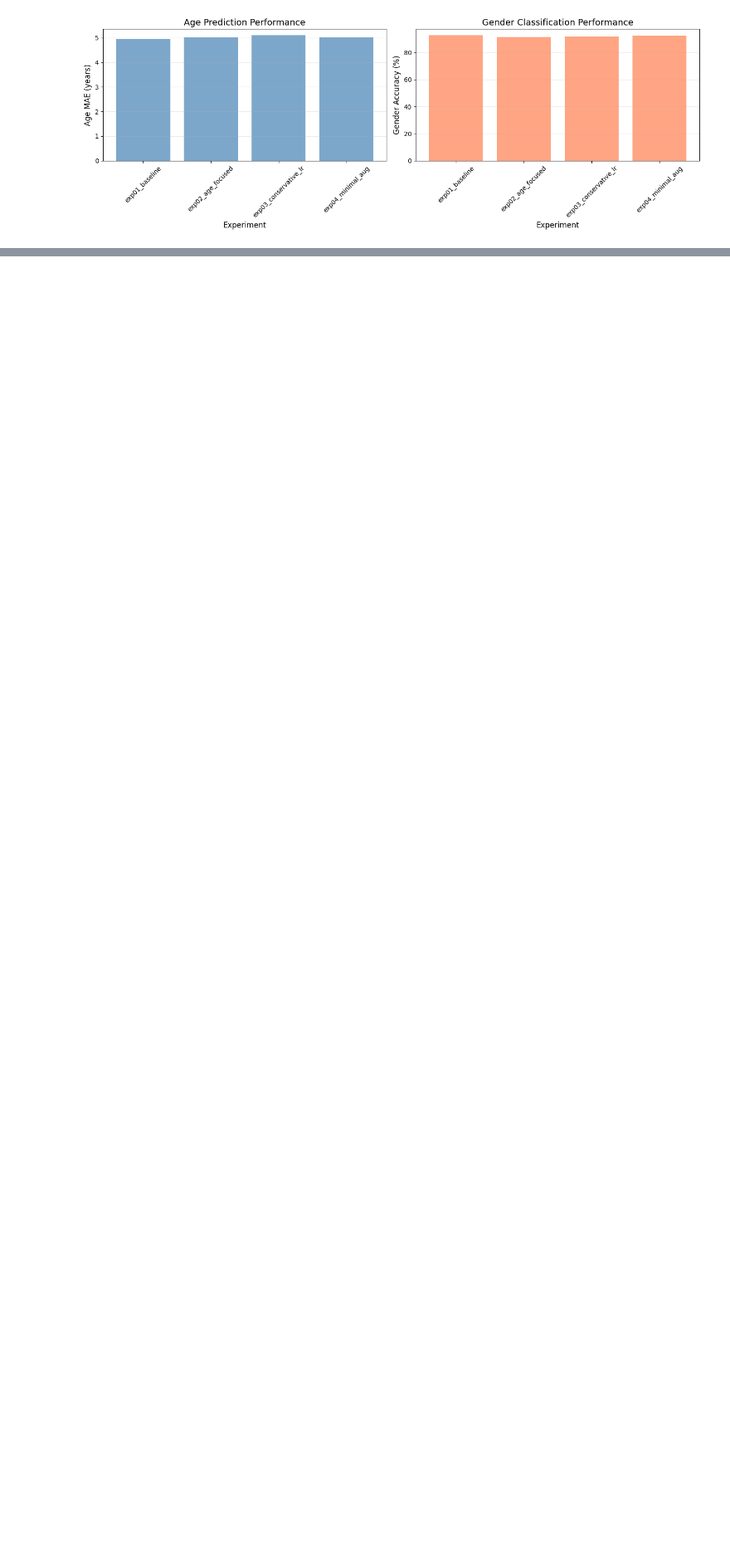
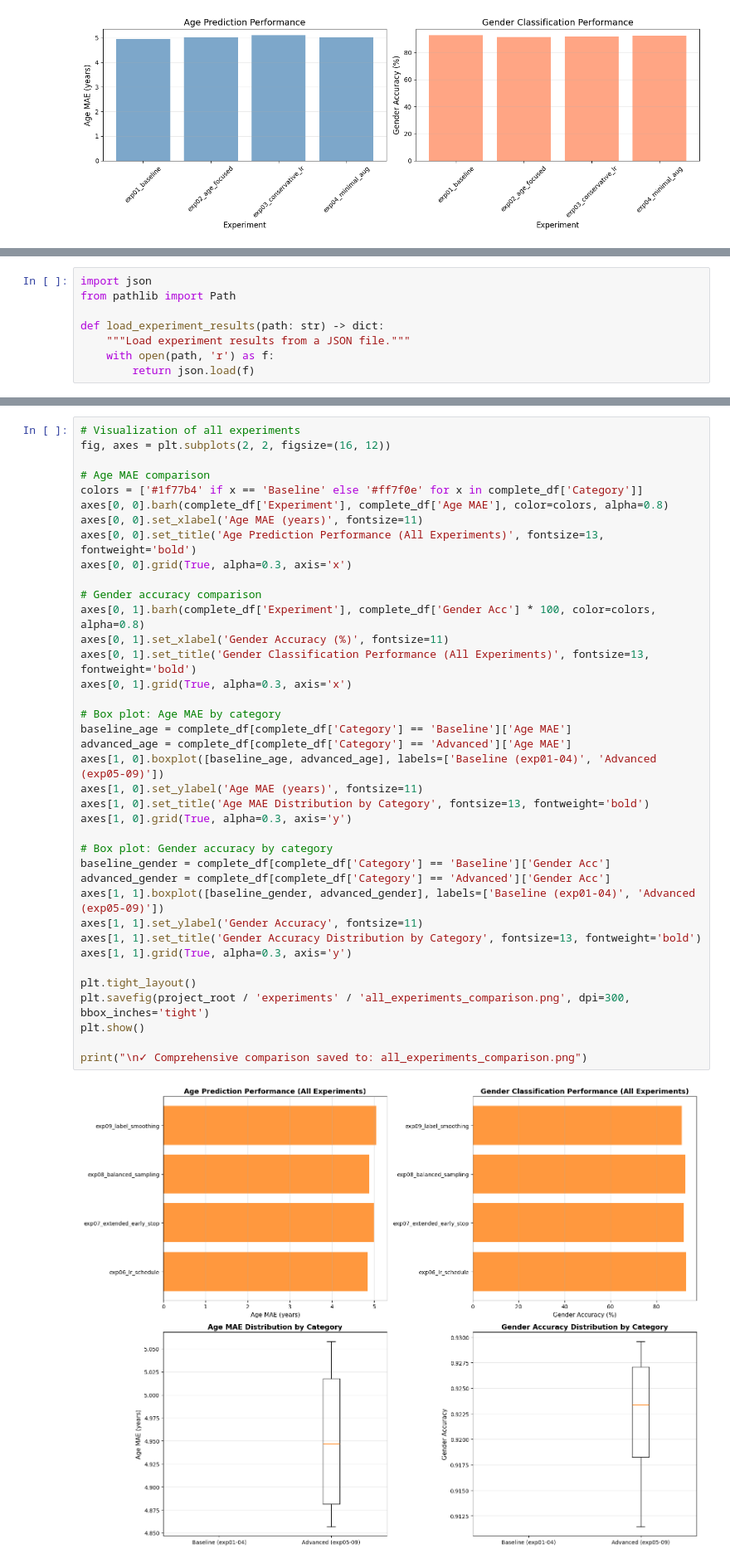
Before and after one commit to chicocaine/age-gender-cnn, a Jupyter notebook: notebooks/04_model_experiments.ipynb, the cells around one changed output, grey strips where cells are left out. Shown at 83% size. Saved outputs shown, nothing was run; the diff lists cells and outputs as text; blank space fills up the shorter version.

```diff
--- a/notebooks/04_model_experiments.ipynb
+++ b/notebooks/04_model_experiments.ipynb
@@ -911,0 +1905,8 @@ plt.show()
+# %%
+import json
+from pathlib import Path
+
+def load_experiment_results(path: str) -> dict:
+    """Load experiment results from a JSON file."""
+    with open(path, 'r') as f:
+        return json.load(f)
@@ -911,0 +2003,40 @@ plt.show()
+# %%
+# Visualization of all experiments
+fig, axes = plt.subplots(2, 2, figsize=(16, 12))
+
+# Age MAE comparison
+colors = ['#1f77b4' if x == 'Baseline' else '#ff7f0e' for x in complete_df['Category']]
+axes[0, 0].barh(complete_df['Experiment'], complete_df['Age MAE'], color=colors, alpha=0.8)
+axes[0, 0].set_xlabel('Age MAE (years)', fontsize=11)
+axes[0, 0].set_title('Age Prediction Performance (All Experiments)', fontsize=13, fontweight='bold')
+axes[0, 0].grid(True, alpha=0.3, axis='x')
+
+# Gender accuracy comparison
+axes[0, 1].barh(complete_df['Experiment'], complete_df['Gender Acc'] * 100, color=colors, alpha=0.8)
+axes[0, 1].set_xlabel('Gender Accuracy (%)', fontsize=11)
+axes[0, 1].set_title('Gender Classification Performance (All Experiments)', fontsize=13, fontweight='bold')
+axes[0, 1].grid(True, alpha=0.3, axis='x')
+
+# Box plot: Age MAE by category
+baseline_age = complete_df[complete_df['Category'] == 'Baseline']['Age MAE']
+advanced_age = complete_df[complete_df['Category'] == 'Advanced']['Age MAE']
+axes[1, 0].boxplot([baseline_age, advanced_age], labels=['Baseline (exp01-04)', 'Advanced (exp05-09)'])
+axes[1, 0].set_ylabel('Age MAE (years)', fontsize=11)
+axes[1, 0].set_title('Age MAE Distribution by Category', fontsize=13, fontweight='bold')
+axes[1, 0].grid(True, alpha=0.3, axis='y')
+
+# Box plot: Gender accuracy by category
+baseline_gender = complete_df[complete_df['Category'] == 'Baseline']['Gender Acc']
+advanced_gender = complete_df[complete_df['Category'] == 'Advanced']['Gender Acc']
+axes[1, 1].boxplot([baseline_gender, advanced_gender], labels=['Baseline (exp01-04)', 'Advanced (exp05-09)'])
+axes[1, 1].set_ylabel('Gender Accuracy', fontsize=11)
+axes[1, 1].set_title('Gender Accuracy Distribution by Category', fontsize=13, fontweight='bold')
+axes[1, 1].grid(True, alpha=0.3, axis='y')
+
+plt.tight_layout()
+plt.savefig(project_root / 'experiments' / 'all_experiments_comparison.png', dpi=300, bbox_inches='tight')
+plt.show()
+
+print("\n✓ Comprehensive comparison saved to: all_experiments_comparison.png")
+# %% [output]
+[figure, added]
```
Also changed, not shown: parts of 30 cells of this notebook, 30 other files.
